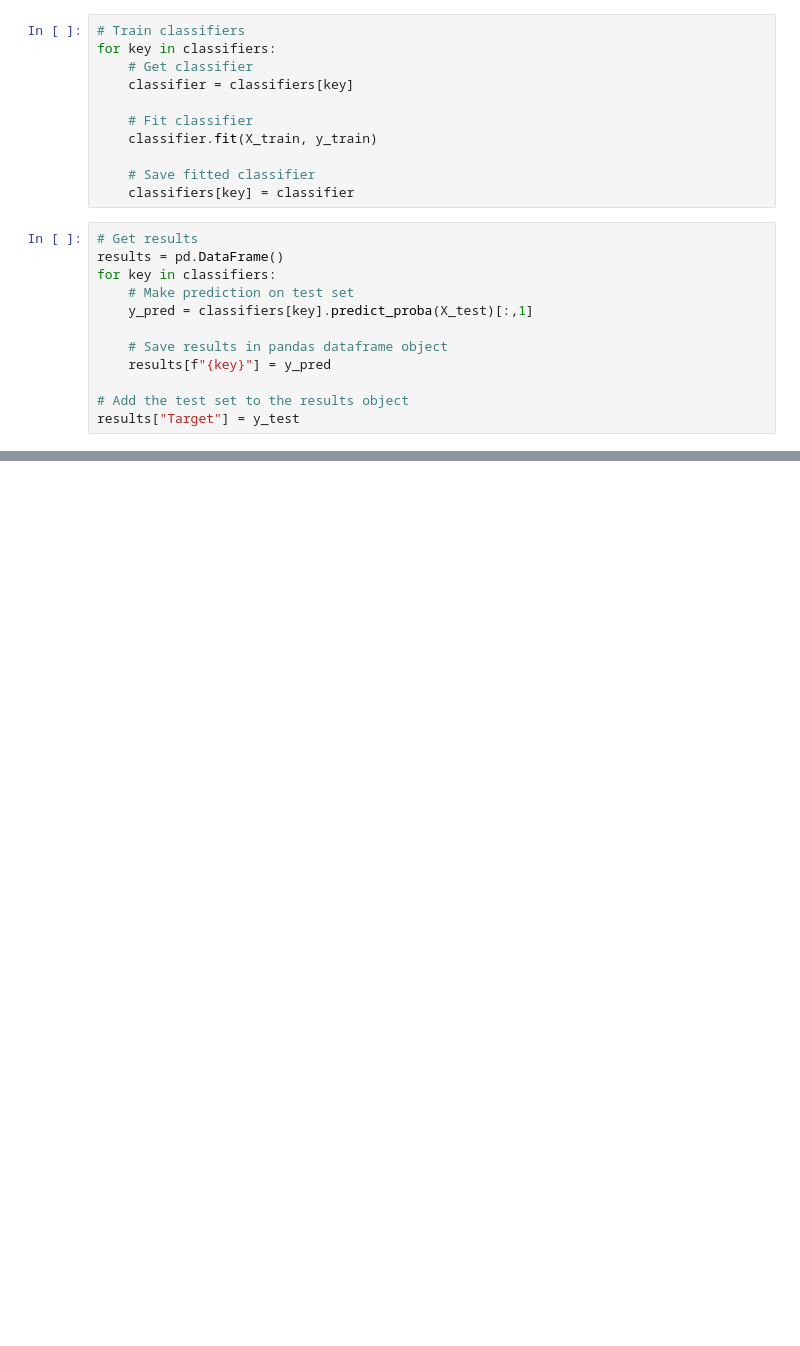
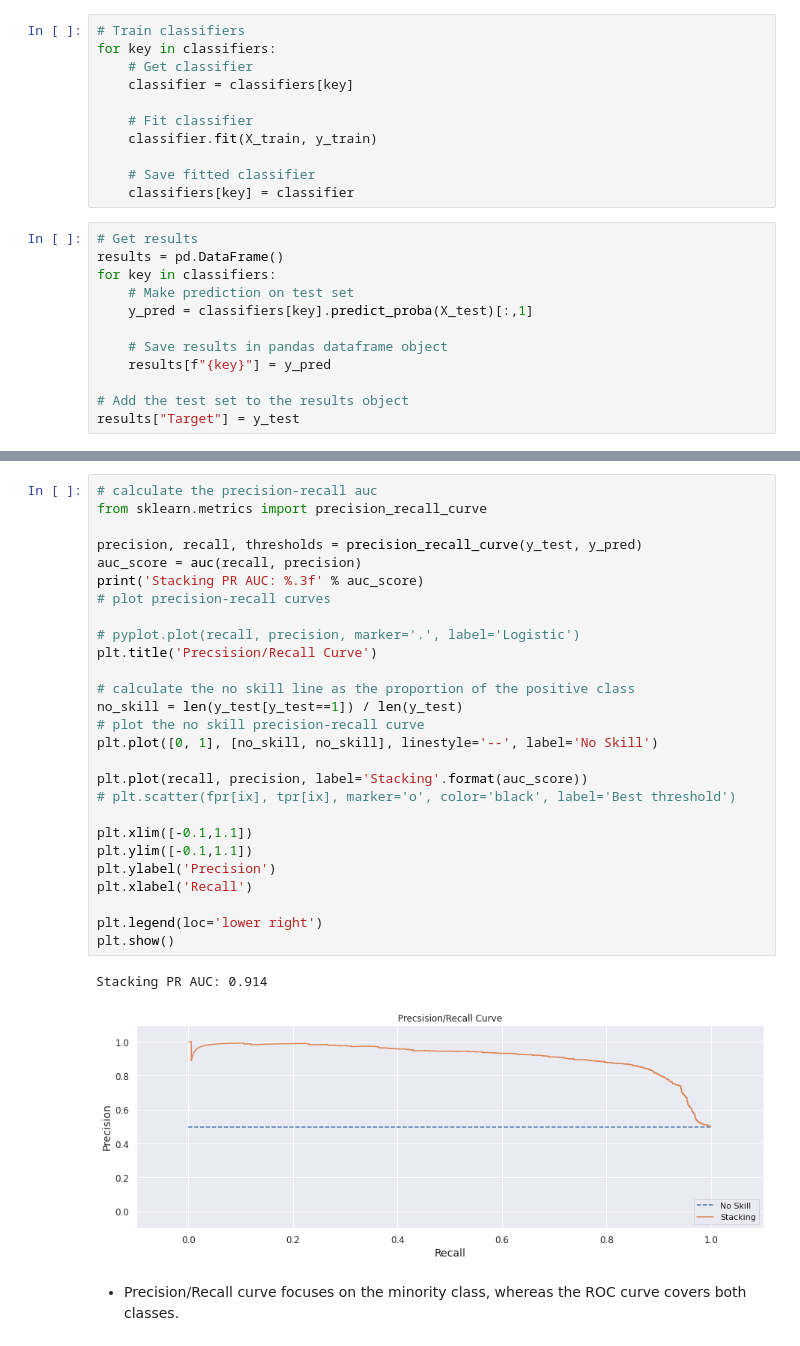
Before and after one commit to Amine-OMRI/HR-Analytics, a Jupyter notebook: HR_Analytics_Modeling_Stacking.ipynb, the cells around one changed output, grey strips where cells are left out. Saved outputs shown, nothing was run; the diff lists cells and outputs as text; blank space fills up the shorter version.

```diff
--- a/HR_Analytics_Modeling_Stacking.ipynb
+++ b/HR_Analytics_Modeling_Stacking.ipynb
@@ -308,0 +476,32 @@ weighted avg       0.86      0.86      0.86      2877
+# %%
+# calculate the precision-recall auc
+from sklearn.metrics import precision_recall_curve
+
+precision, recall, thresholds = precision_recall_curve(y_test, y_pred)
+auc_score = auc(recall, precision)
+print('Stacking PR AUC: %.3f' % auc_score)
+# plot precision-recall curves
+
+# pyplot.plot(recall, precision, marker='.', label='Logistic')
+plt.title('Precsision/Recall Curve')
+
+# calculate the no skill line as the proportion of the positive class
+no_skill = len(y_test[y_test==1]) / len(y_test)
+# plot the no skill precision-recall curve
+plt.plot([0, 1], [no_skill, no_skill], linestyle='--', label='No Skill')
+
+plt.plot(recall, precision, label='Stacking'.format(auc_score))
+# plt.scatter(fpr[ix], tpr[ix], marker='o', color='black', label='Best threshold')
+
+plt.xlim([-0.1,1.1])
+plt.ylim([-0.1,1.1])
+plt.ylabel('Precision')
+plt.xlabel('Recall')
+
+plt.legend(loc='lower right')
+plt.show()
+# %% [output]
+Stacking PR AUC: 0.914
+[figure, added]
+# %% [markdown]
+* Precision/Recall curve focuses on the minority class, whereas the ROC curve covers both classes.
```
Also changed, not shown: parts of 55 cells of this notebook.
